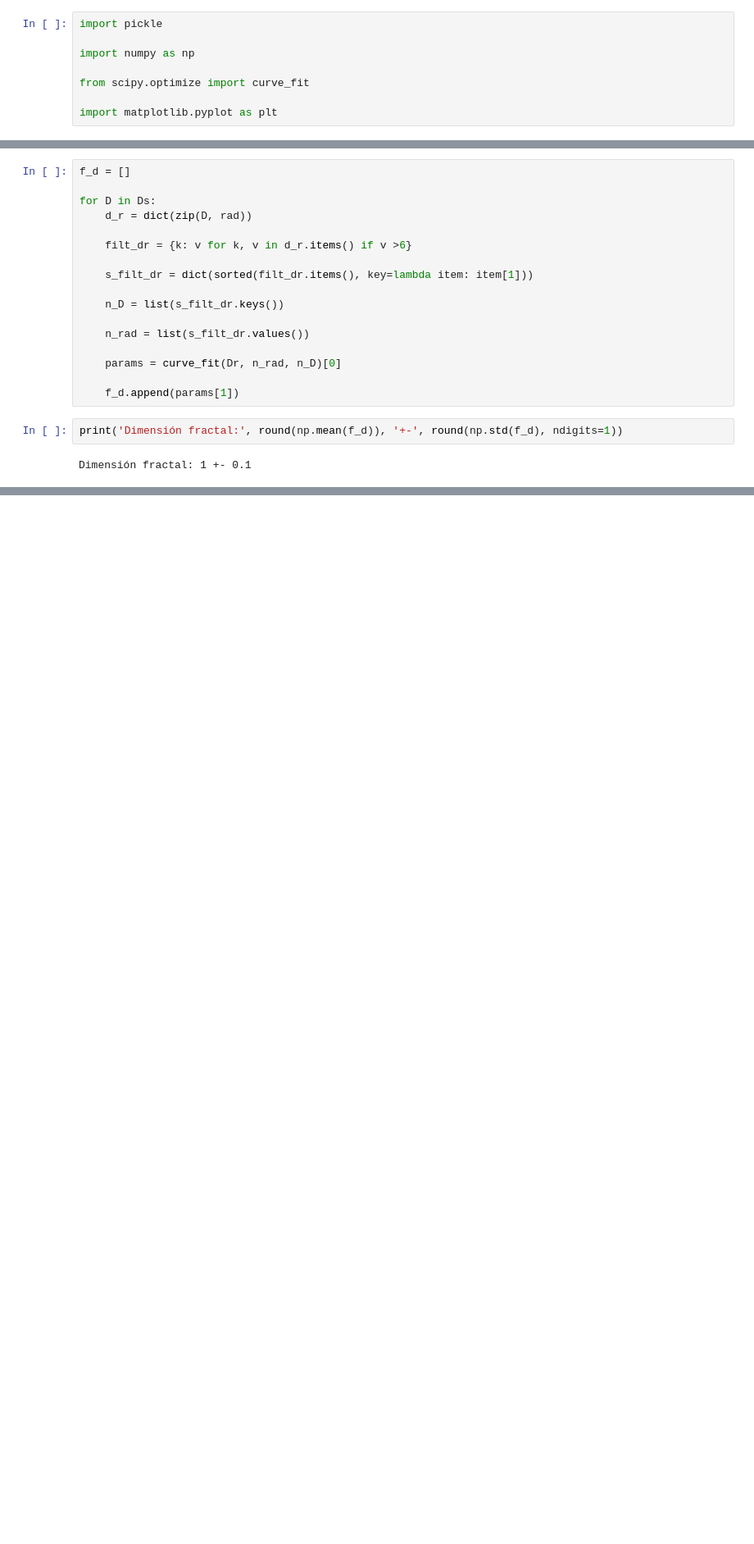
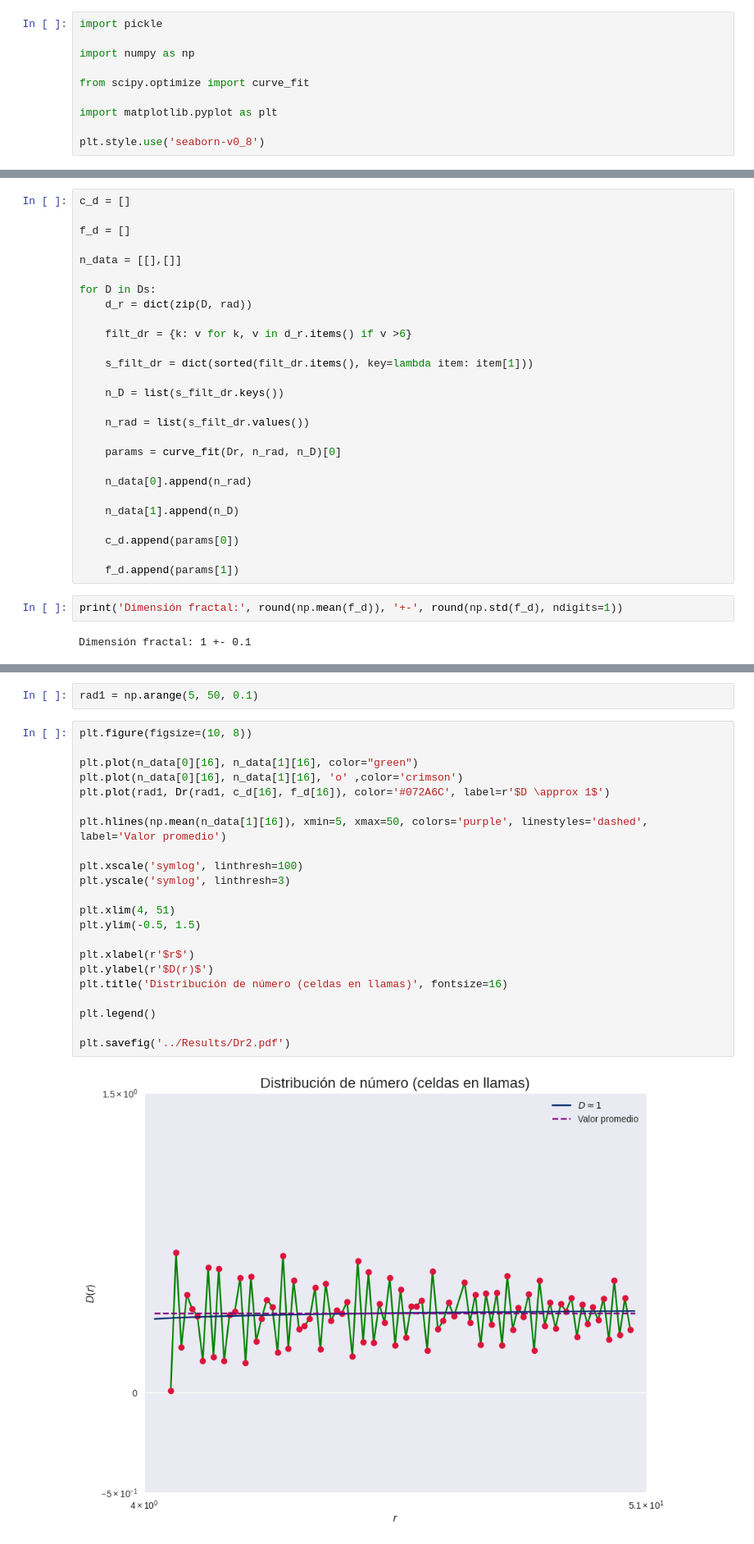
Before and after one commit to hergaj/Topicos-1, a Jupyter notebook: Code/dataproc.ipynb, the cells around one changed output, grey strips where cells are left out. Shown at 82% size. Cells and saved outputs as stored; diff of their text form; blank space fills up the shorter version.

Commit message:
dataproc: added cells for number distribution plotting

```diff
--- a/Code/dataproc.ipynb
+++ b/Code/dataproc.ipynb
@@ -6,6 +6,8 @@ import numpy as np
 from scipy.optimize import curve_fit
 
 import matplotlib.pyplot as plt
+
+plt.style.use('seaborn-v0_8')
 # %%
 with open('../Data/Ds', 'rb') as file:
     Ds = pickle.load(file)
@@ -19,7 +21,11 @@ rad = np.arange(min_d, max_d, 0.5)
 def Dr(r, A, D, **kwargs):
     return A*r**(D-1)
 # %%
+c_d = []
+
 f_d = []
+
+n_data = [[],[]]
 
 for D in Ds:
     d_r = dict(zip(D, rad))
@@ -34,6 +40,12 @@ for D in Ds:
 
     params = curve_fit(Dr, n_rad, n_D)[0]
 
+    n_data[0].append(n_rad)
+
+    n_data[1].append(n_D)
+
+    c_d.append(params[0])
+
     f_d.append(params[1])
 # %%
 print('Dimensión fractal:', round(np.mean(f_d)), '+-', round(np.std(f_d), ndigits=1))
@@ -41,0 +58,26 @@ Dimensión fractal: 1 +- 0.1
+# %%
+rad1 = np.arange(5, 50, 0.1)
+# %%
+plt.figure(figsize=(10, 8))
+
+plt.plot(n_data[0][16], n_data[1][16], color="green")
+plt.plot(n_data[0][16], n_data[1][16], 'o' ,color='crimson')
+plt.plot(rad1, Dr(rad1, c_d[16], f_d[16]), color='#072A6C', label=r'$D \approx 1$')
+
+plt.hlines(np.mean(n_data[1][16]), xmin=5, xmax=50, colors='purple', linestyles='dashed', label='Valor promedio')
+
+plt.xscale('symlog', linthresh=100)
+plt.yscale('symlog', linthresh=3)
+
+plt.xlim(4, 51)
+plt.ylim(-0.5, 1.5)
+
+plt.xlabel(r'$r$')
+plt.ylabel(r'$D(r)$')
+plt.title('Distribución de número (celdas en llamas)', fontsize=16)
+
+plt.legend()
+
+plt.savefig('../Results/Dr2.pdf')
+# %% [output]
+[figure, added]
```
Also changed, not shown: parts of 1 cell of this notebook.
